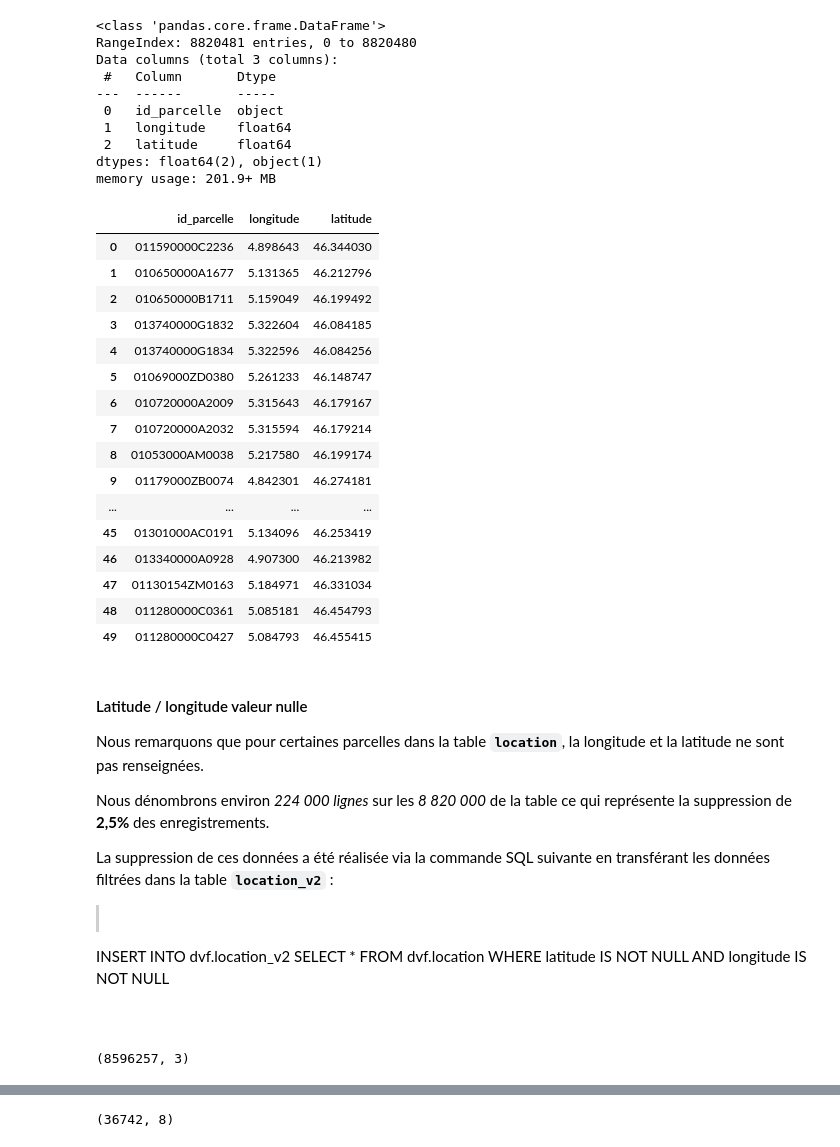
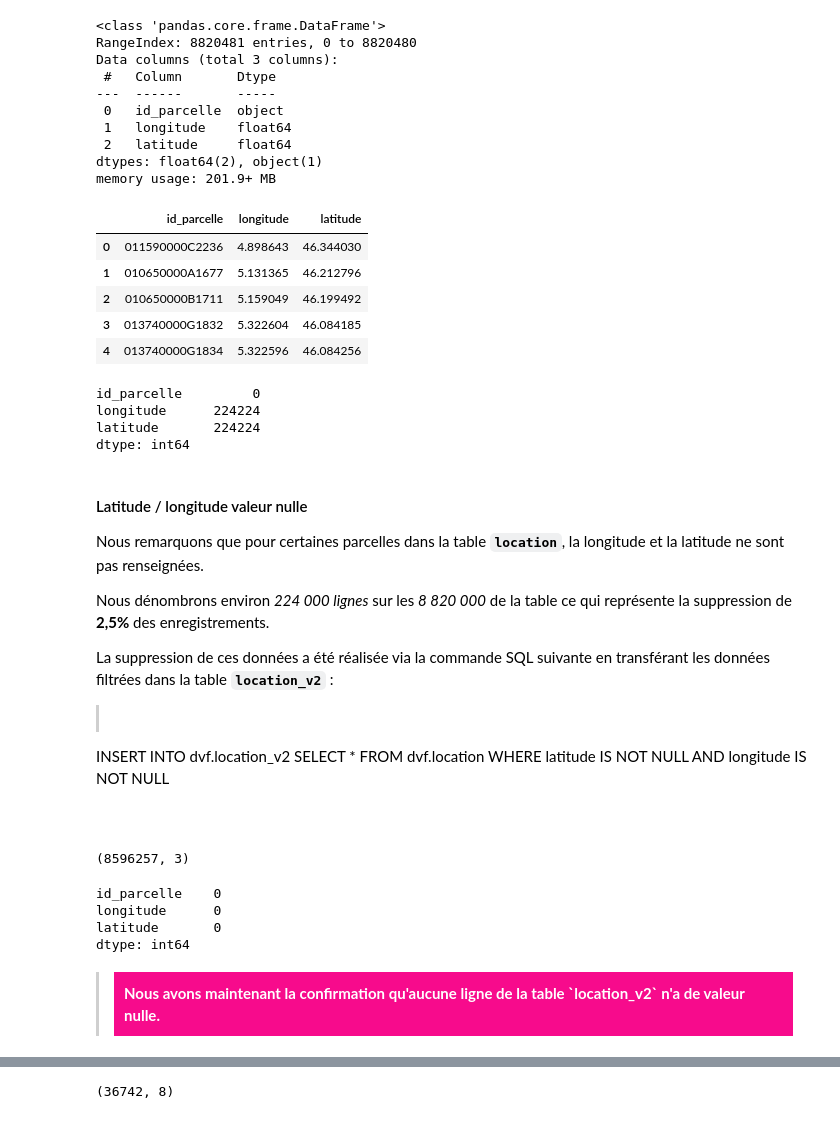
Before and after one commit to AurelienData/valeurs-foncieres, a Jupyter notebook: valeurs_foncieres_v2.ipynb, the cells around one changed output, grey strips where cells are left out. Cells and saved outputs as stored; diff of their text form; code cells hidden in the pictures.

```diff
--- a/valeurs_foncieres_v2.ipynb
+++ b/valeurs_foncieres_v2.ipynb
@@ -115,3 +214,5 @@ from sqlalchemy import create_engine # Connexion à la BDD
+# %%
+pd.set_option('display.max_columns', None)
 # %% [markdown]
 ### <font style="text-decoration: underline;color: #0B0068;">Définir les constantes Python du projet</font><a class="anchor" id="constantes-python"></a>
 # %%
@@ -572,27 +676,23 @@ Data columns (total 3 columns):
 dtypes: float64(2), object(1)
 memory usage: 201.9+ MB
 # %%
-df.head(50)
+df.head()
 # %% [output]
 |  | id_parcelle | longitude | latitude |
 | 0 | 011590000C2236 | 4.898643 | 46.344030 |
 | 1 | 010650000A1677 | 5.131365 | 46.212796 |
 | 2 | 010650000B1711 | 5.159049 | 46.199492 |
 | 3 | 013740000G1832 | 5.322604 | 46.084185 |
 | 4 | 013740000G1834 | 5.322596 | 46.084256 |
-| 5 | 01069000ZD0380 | 5.261233 | 46.148747 |
-| 6 | 010720000A2009 | 5.315643 | 46.179167 |
-| 7 | 010720000A2032 | 5.315594 | 46.179214 |
-| 8 | 01053000AM0038 | 5.217580 | 46.199174 |
-| 9 | 01179000ZB0074 | 4.842301 | 46.274181 |
-| ... | ... | ... | ... |
-| 45 | 01301000AC0191 | 5.134096 | 46.253419 |
-| 46 | 013340000A0928 | 4.907300 | 46.213982 |
-| 47 | 01130154ZM0163 | 5.184971 | 46.331034 |
-| 48 | 011280000C0361 | 5.085181 | 46.454793 |
-| 49 | 011280000C0427 | 5.084793 | 46.455415 |
+# %%
+df.isna().sum()
+# %% [output]
+id_parcelle         0
+longitude      224224
+latitude       224224
+dtype: int64
 # %% [markdown]
-#### Latitude / longitude valeur nulle
+#### Latitude / longitude valeur nulle <a class="anchor" id="latitude-longitude-valeur-nulle"></a>
 Nous remarquons que pour certaines parcelles dans la table **`location`**, la longitude et la latitude ne sont pas renseignées.
 
 Nous dénombrons environ *224 000 lignes* sur les *8 820 000* de la table ce qui représente la suppression de **2,5%** des enregistrements.
@@ -613,4 +713,13 @@ df = pd.read_sql('''
 df.shape
 # %% [output]
 (8596257, 3)
+# %%
+df.isna().sum()
+# %% [output]
+id_parcelle    0
+longitude      0
+latitude       0
+dtype: int64
+# %% [markdown]
+> <div style="background: #f70b8c ; color: white ; padding: 10px;font-weight: bold;">Nous avons maintenant la confirmation qu'aucune ligne de la table `location_v2` n'a de valeur nulle.</div>
 # %% [markdown]
```
Also changed, not shown: parts of 220 cells of this notebook.
